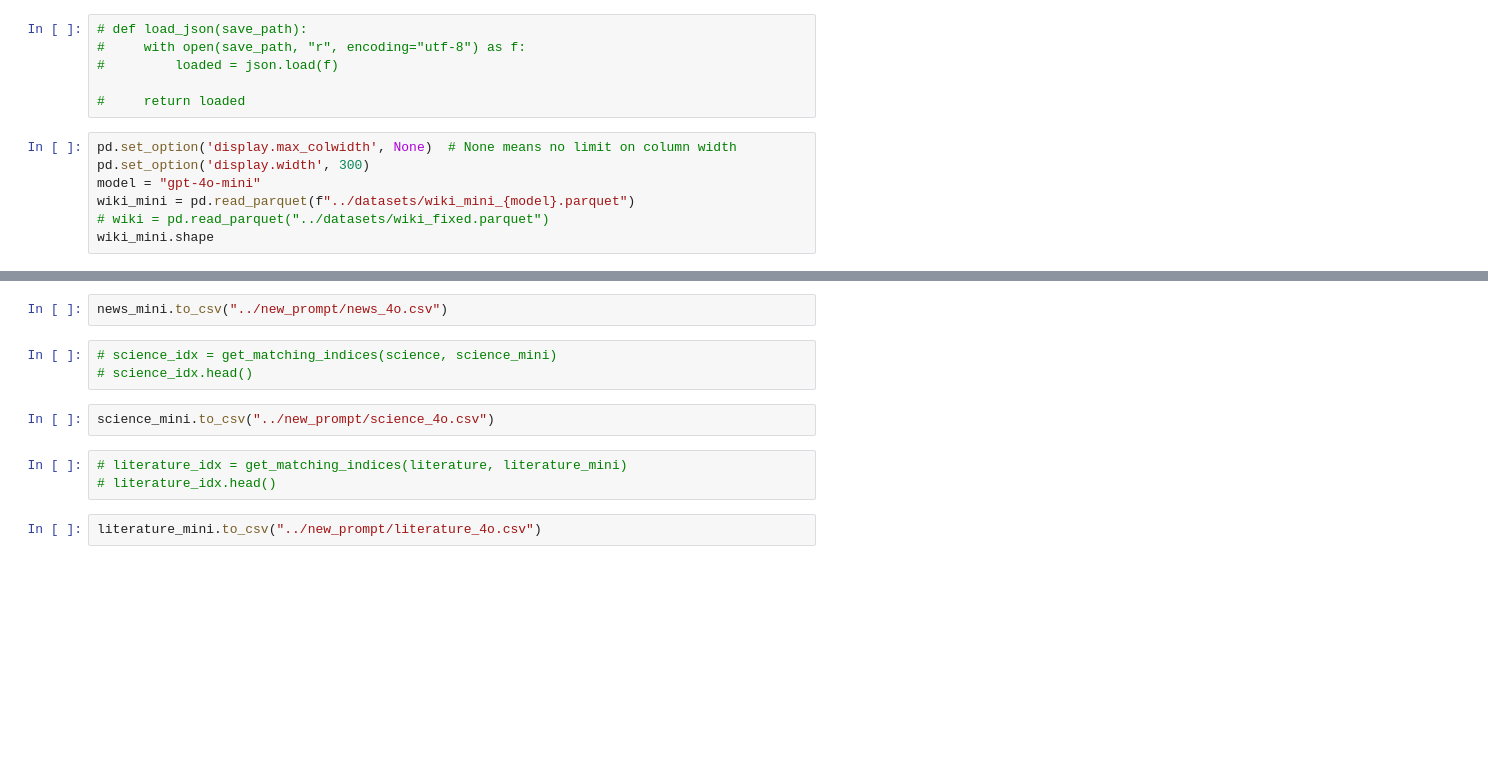
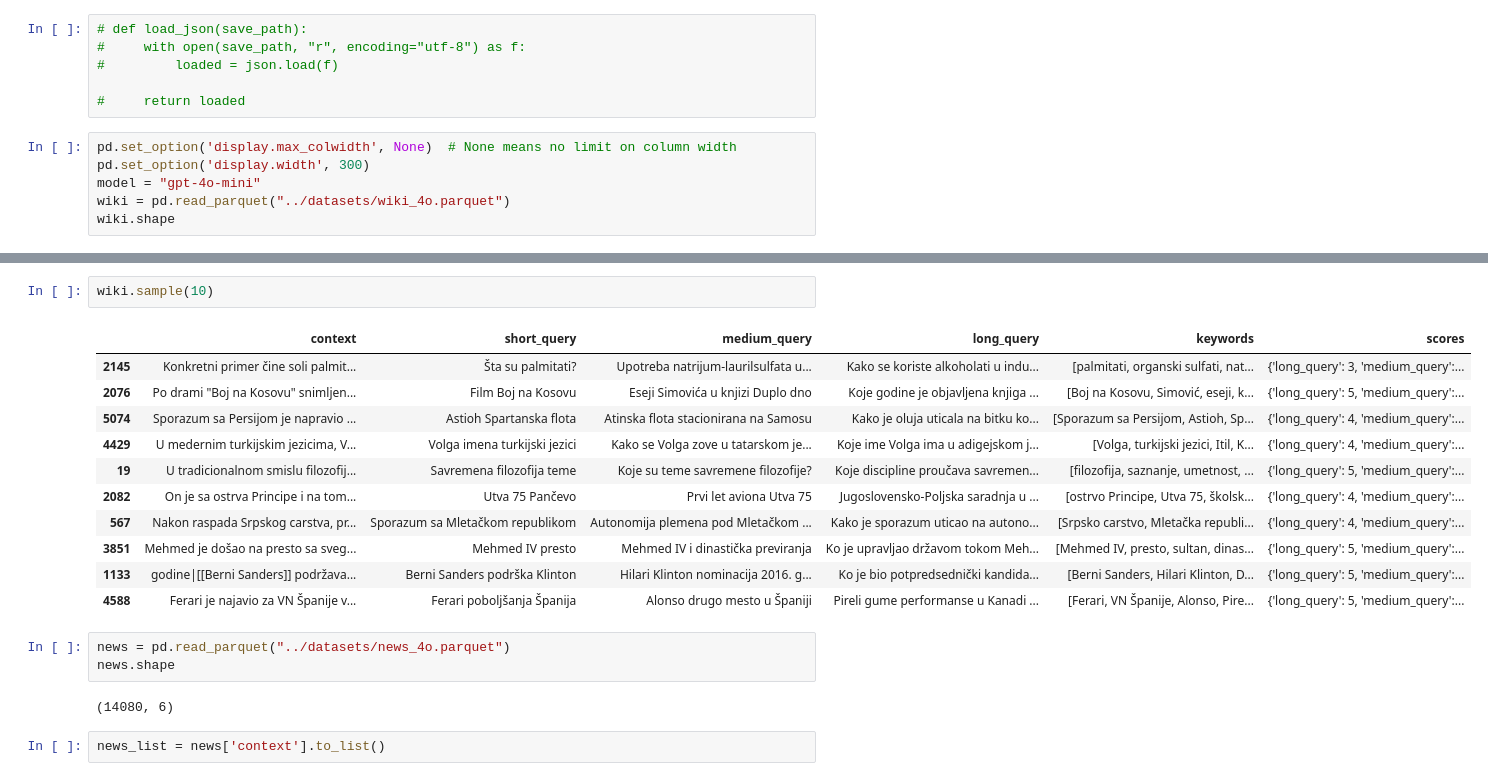
Before and after one commit to smartcat-labs/SRBedding, a Jupyter notebook: training_dataset/notebooks/testing_4omini.ipynb, the cells around one changed output, grey strips where cells are left out. Saved outputs shown, nothing was run; the diff lists cells and outputs as text; blank space fills up the shorter version.

```diff
--- a/training_dataset/notebooks/testing_4omini.ipynb
+++ b/training_dataset/notebooks/testing_4omini.ipynb
@@ -26,7 +26,6 @@ sys.path.append("..")
 pd.set_option('display.max_colwidth', None)  # None means no limit on column width
 pd.set_option('display.width', 300)
 model = "gpt-4o-mini"
-wiki_mini = pd.read_parquet(f"../datasets/wiki_mini_{model}.parquet")
-# wiki = pd.read_parquet("../datasets/wiki_fixed.parquet")
-wiki_mini.shape
+wiki = pd.read_parquet("../datasets/wiki_4o.parquet")
+wiki.shape
 # %% [output]
@@ -221,12 +33,21 @@ wiki_mini.to_csv("../new_prompt/wiki_4o.csv")
-# %%
-news_mini.to_csv("../new_prompt/news_4o.csv")
-# %%
-# science_idx = get_matching_indices(science, science_mini)
-# science_idx.head()
-# %%
-science_mini.to_csv("../new_prompt/science_4o.csv")
-# %%
-# literature_idx = get_matching_indices(literature, literature_mini)
-# literature_idx.head()
-# %%
-literature_mini.to_csv("../new_prompt/literature_4o.csv")
+# %%
+wiki.sample(10)
+# %% [output]
+|  | context | short_query | medium_query | long_query | keywords | scores |
+| 2145 | Konkretni primer čine soli palmit... | Šta su palmitati? | Upotreba natrijum-laurilsulfata u... | Kako se koriste alkoholati u indu... | [palmitati, organski sulfati, nat... | {'long_query': 3, 'medium_query':... |
+| 2076 | Po drami "Boj na Kosovu" snimljen... | Film Boj na Kosovu | Eseji Simovića u knjizi Duplo dno | Koje godine je objavljena knjiga ... | [Boj na Kosovu, Simović, eseji, k... | {'long_query': 5, 'medium_query':... |
+| 5074 | Sporazum sa Persijom je napravio ... | Astioh Spartanska flota | Atinska flota stacionirana na Samosu | Kako je oluja uticala na bitku ko... | [Sporazum sa Persijom, Astioh, Sp... | {'long_query': 4, 'medium_query':... |
+| 4429 | U medernim turkijskim jezicima, V... | Volga imena turkijski jezici | Kako se Volga zove u tatarskom je... | Koje ime Volga ima u adigejskom j... | [Volga, turkijski jezici, Itil, K... | {'long_query': 4, 'medium_query':... |
+| 19 | U tradicionalnom smislu filozofij... | Savremena filozofija teme | Koje su teme savremene filozofije? | Koje discipline proučava savremen... | [filozofija, saznanje, umetnost, ... | {'long_query': 5, 'medium_query':... |
+| 2082 | On je sa ostrva Principe i na tom... | Utva 75 Pančevo | Prvi let aviona Utva 75 | Jugoslovensko-Poljska saradnja u ... | [ostrvo Principe, Utva 75, školsk... | {'long_query': 4, 'medium_query':... |
+| 567 | Nakon raspada Srpskog carstva, pr... | Sporazum sa Mletačkom republikom | Autonomija plemena pod Mletačkom ... | Kako je sporazum uticao na autono... | [Srpsko carstvo, Mletačka republi... | {'long_query': 4, 'medium_query':... |
+| 3851 | Mehmed je došao na presto sa sveg... | Mehmed IV presto | Mehmed IV i dinastička previranja | Ko je upravljao državom tokom Meh... | [Mehmed IV, presto, sultan, dinas... | {'long_query': 5, 'medium_query':... |
+| 1133 | godine|[[Berni Sanders]] podržava... | Berni Sanders podrška Klinton | Hilari Klinton nominacija 2016. g... | Ko je bio potpredsednički kandida... | [Berni Sanders, Hilari Klinton, D... | {'long_query': 5, 'medium_query':... |
+| 4588 | Ferari je najavio za VN Španije v... | Ferari poboljšanja Španija | Alonso drugo mesto u Španiji | Pireli gume performanse u Kanadi ... | [Ferari, VN Španije, Alonso, Pire... | {'long_query': 5, 'medium_query':... |
+# %%
+news = pd.read_parquet("../datasets/news_4o.parquet")
+news.shape
+# %% [output]
+(14080, 6)
+# %%
+news_list = news['context'].to_list()
```
Also changed, not shown: parts of 23 cells of this notebook, 11 other files.
